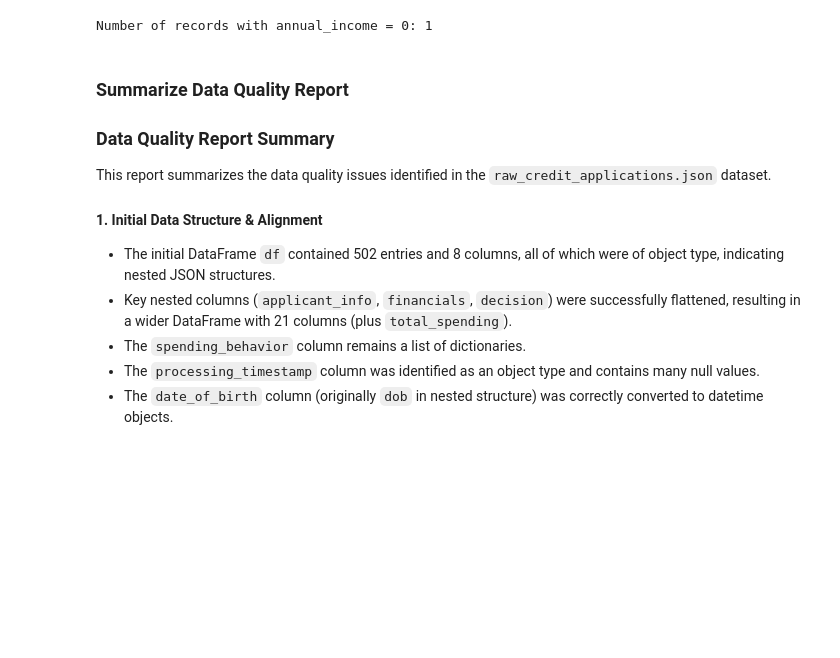
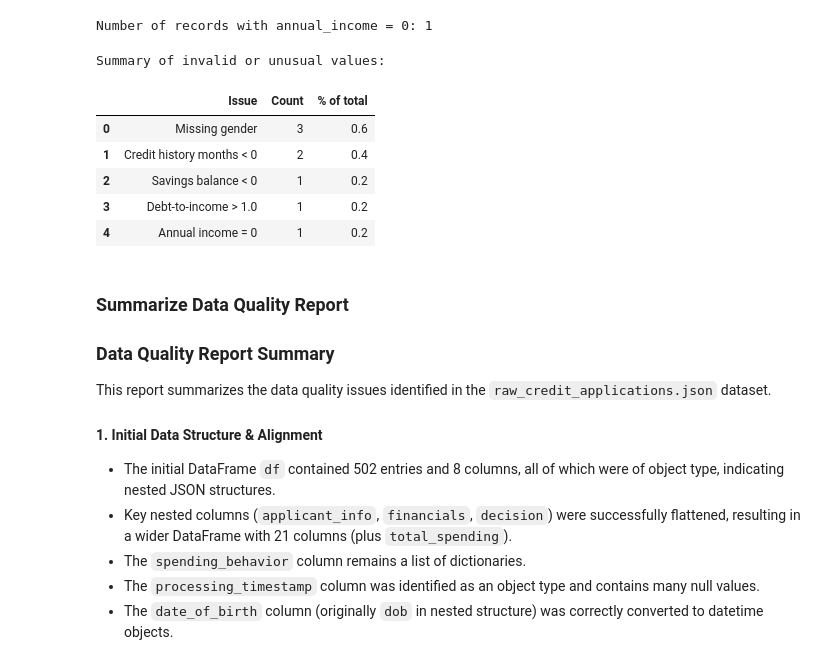
Before and after one commit to JonasKnosp/dego-project-team11-TXC, a Jupyter notebook: notebooks/01-data-quality.ipynb, the cells around one changed output. Drawn from its saved outputs; the diff is of its cells as text; code cells hidden in the pictures; blank space fills up the shorter version.

Commit message:
Summary of invalid or unusual values

```diff
--- a/notebooks/01-data-quality.ipynb
+++ b/notebooks/01-data-quality.ipynb
@@ -420,6 +399,51 @@ annual_income_zero_count = df[df['annual_income'] == 0].shape[0]
 print(f"Number of records with annual_income = 0: {annual_income_zero_count}")
 # %% [output]
 Number of records with annual_income = 0: 1
+# %%
+import pandas as pd
+
+# Total number of rows in the DataFrame
+total_rows = len(df)
+
+# Counts of invalid or unusual values
+gender_missing = df['gender'].isna().sum()
+credit_history_neg = (df['credit_history_months'] < 0).sum()
+savings_balance_neg = (df['savings_balance'] < 0).sum()
+debt_to_income_high = (df['debt_to_income'] > 1.0).sum()
+annual_income_zero = (df['annual_income'] == 0).sum()
+
+# Build a summary DataFrame
+invalid_summary = pd.DataFrame({
+    "Issue": [
+        "Missing gender",
+        "Credit history months < 0",
+        "Savings balance < 0",
+        "Debt-to-income > 1.0",
+        "Annual income = 0"
+    ],
+    "Count": [
+        gender_missing,
+        credit_history_neg,
+        savings_balance_neg,
+        debt_to_income_high,
+        annual_income_zero
+    ]
+})
+
+# Calculate percentage of total
+invalid_summary["% of total"] = (invalid_summary["Count"] / total_rows * 100).round(2)
+
+# Display the table
+print("Summary of invalid or unusual values:")
+display(invalid_summary)
+# %% [output]
+Summary of invalid or unusual values:
+|  | Issue | Count | % of total |
+| 0 | Missing gender | 3 | 0.6 |
+| 1 | Credit history months < 0 | 2 | 0.4 |
+| 2 | Savings balance < 0 | 1 | 0.2 |
+| 3 | Debt-to-income > 1.0 | 1 | 0.2 |
+| 4 | Annual income = 0 | 1 | 0.2 |
 # %% [markdown]
 ### **Summarize Data Quality Report**
 
```
Also changed, not shown: parts of 3 cells of this notebook.
